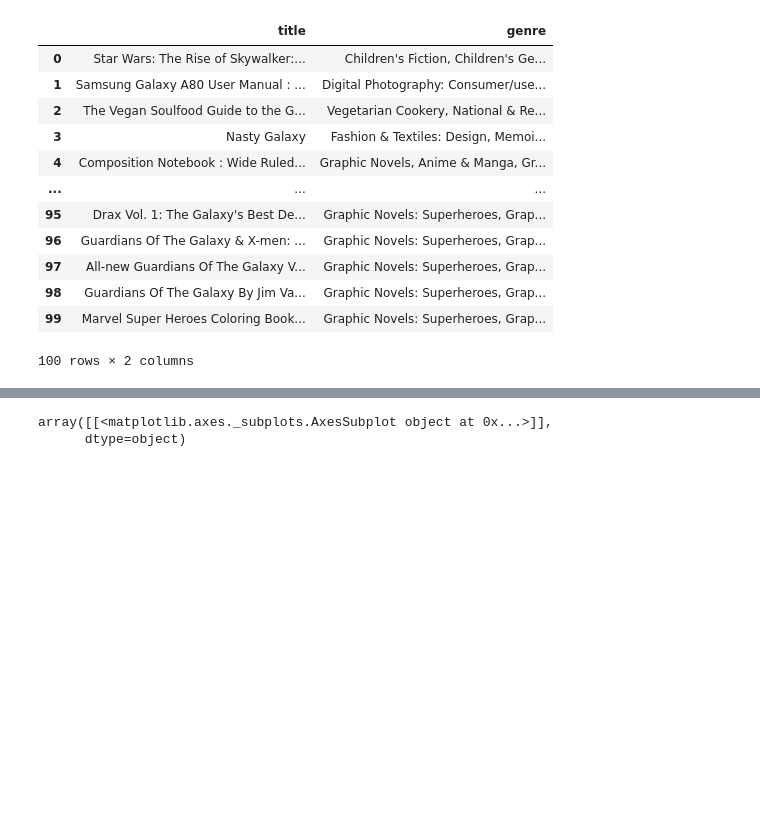
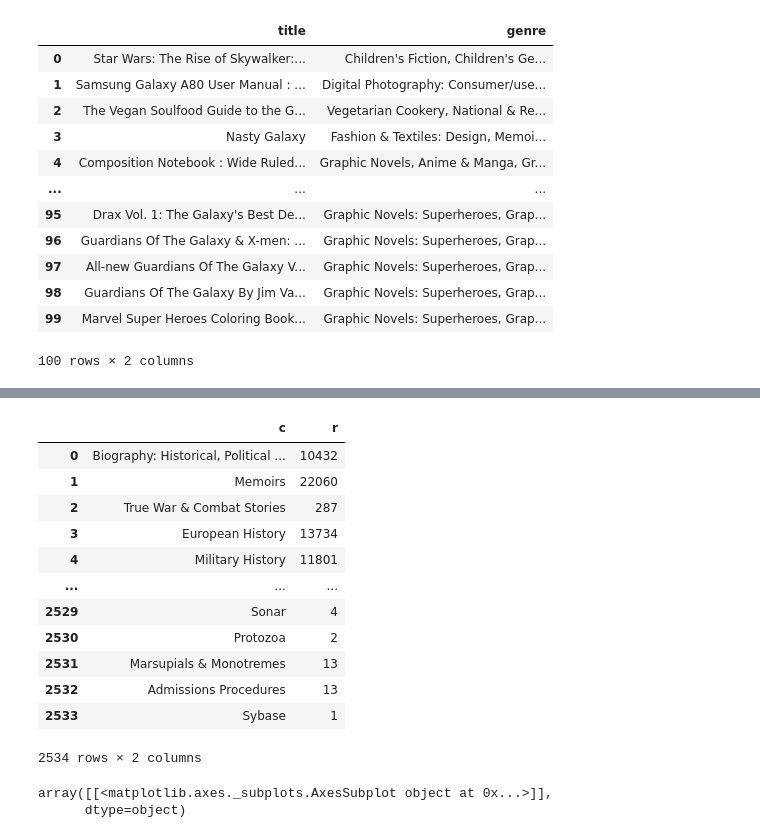
Before and after one commit to beyerly/ml_notes, a Jupyter notebook: book_dep_analysis/book_dep_analysis.ipynb, the cells around one changed output, grey strips where cells are left out. Cells and saved outputs as stored; diff of their text form; code cells hidden in the pictures; blank space fills up the shorter version.

```diff
--- a/book_dep_analysis/book_dep_analysis.ipynb
+++ b/book_dep_analysis/book_dep_analysis.ipynb
@@ -145,3 +139,19 @@ catHist.plot.bar(x='c',y='r', figsize=(50,10))
+# %%
+catHist
+# %% [output]
+|  | c | r |
+| 0 | Biography: Historical, Political ... | 10432 |
+| 1 | Memoirs | 22060 |
+| 2 | True War & Combat Stories | 287 |
+| 3 | European History | 13734 |
+| 4 | Military History | 11801 |
+| ... | ... | ... |
+| 2529 | Sonar | 4 |
+| 2530 | Protozoa | 2 |
+| 2531 | Marsupials & Monotremes | 13 |
+| 2532 | Admissions Procedures | 13 |
+| 2533 | Sybase | 1 |
+2534 rows × 2 columns
 # %%
 ds[0:100].hist(column='rating-avg')
 # %% [output]
```
Also changed, not shown: parts of 39 cells of this notebook, 1 other file.
